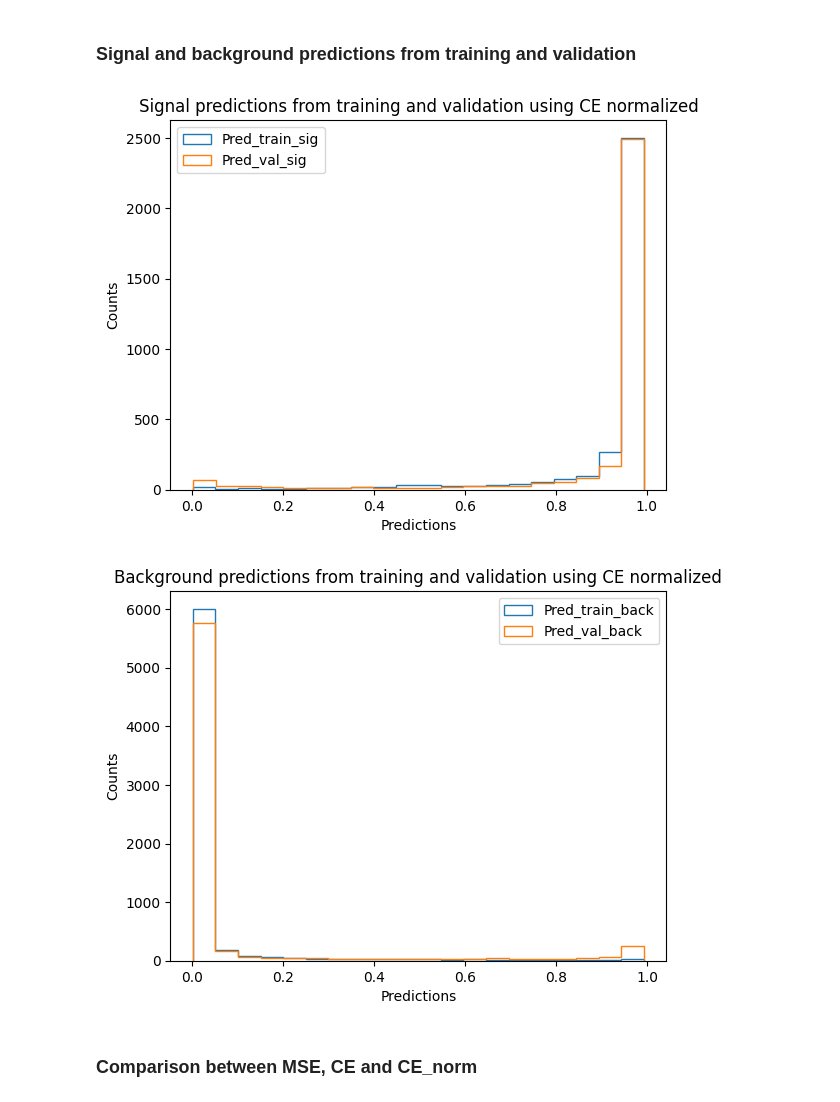
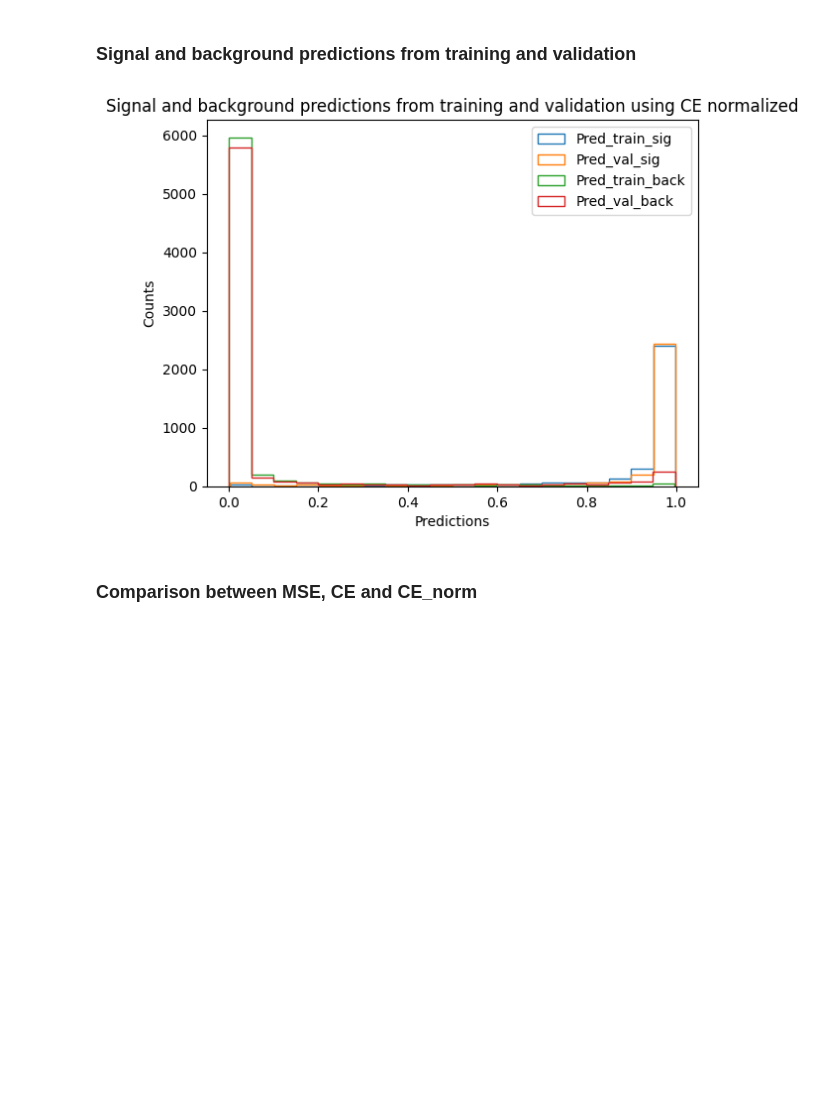
Before and after one commit to Cyrjl/Make-of-neural-network-with-numpy, a Jupyter notebook: Test_Final_NeuralNet copy.ipynb, the cells around one changed output. Saved outputs shown, nothing was run; the diff lists cells and outputs as text; code cells hidden in the pictures; blank space fills up the shorter version.

Commit message:
New plots v2

```diff
--- a/Test_Final_NeuralNet copy.ipynb
+++ b/Test_Final_NeuralNet copy.ipynb
@@ -500,34 +500,26 @@ NetCE_Pred_val_norm_back_array = np.array(NetCE_Pred_val_norm_back)
 # %%
 # Signal predictions
 
 plt.hist(NetCE_Pred_train_norm_sig_array, histtype='step', bins=20, label = 'Pred_train_sig')
 plt.hist(NetCE_Pred_val_norm_sig_array, histtype='step', bins=20, label = 'Pred_val_sig')
 
-plt.title('Signal predictions from training and validation using CE normalized')
-plt.xlabel("Predictions")
-plt.ylabel("Counts")
-
-plt.legend()
-plt.show()
-
-
 # Background predictions
 
 plt.hist(NetCE_Pred_train_norm_back_array, histtype='step', bins=20, label = 'Pred_train_back')
 plt.hist(NetCE_Pred_val_norm_back_array, histtype='step', bins=20, label = 'Pred_val_back')
 
-plt.title('Background predictions from training and validation using CE normalized')
+
+plt.title('Signal and background predictions from training and validation using CE normalized')
 plt.xlabel("Predictions")
 plt.ylabel("Counts")
 
 plt.legend()
 plt.show()
 
 
 # --> validation mieux pour signal mais pas pour background
 # %% [output]
-[figure, old version]
+[figure, new version]
-[figure, removed]
 # %% [markdown]
 ### Comparison between MSE, CE and CE_norm
 # %%
```
Also changed, not shown: parts of 4 cells of this notebook.
